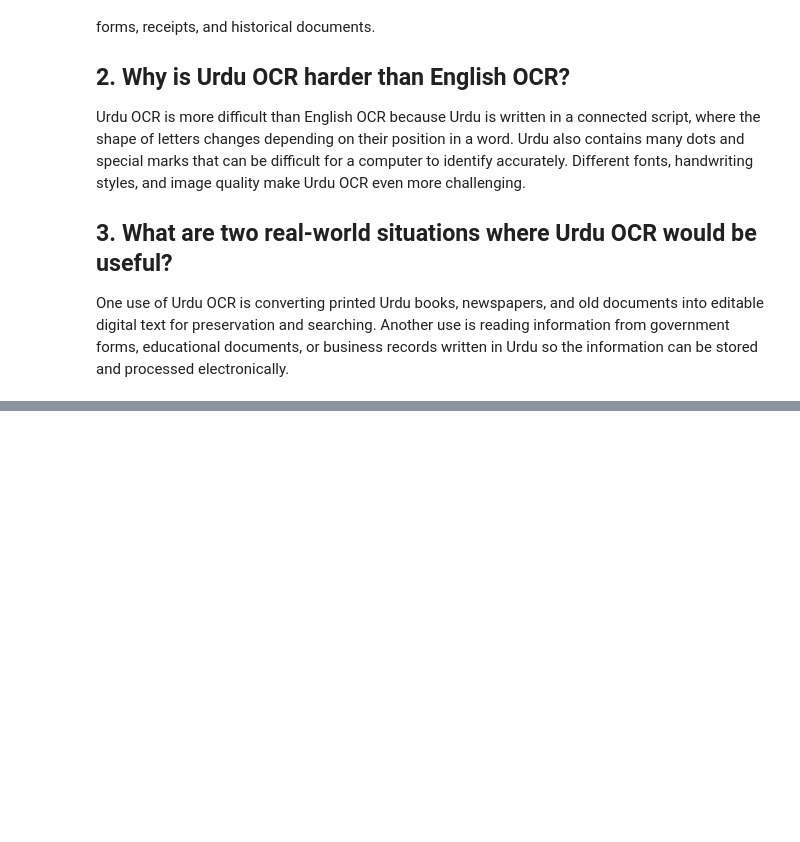
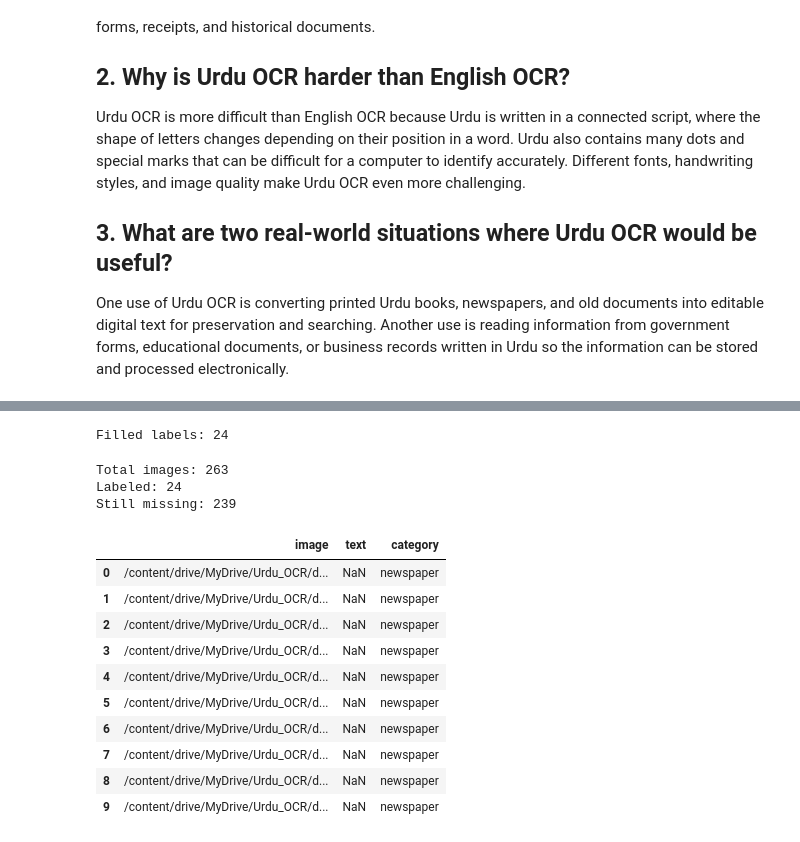
Before and after one commit to Zainab-Binte-Khalid/urdu-ocr-codesaviours-si26-zainab, a Jupyter notebook: SI26_Week1_Zainab.ipynb, the cells around one changed output, grey strips where cells are left out. Saved outputs shown, nothing was run; the diff lists cells and outputs as text; code cells hidden in the pictures; blank space fills up the shorter version.

```diff
--- a/SI26_Week1_Zainab.ipynb
+++ b/SI26_Week1_Zainab.ipynb
@@ -16,0 +474,62 @@ One use of Urdu OCR is converting printed Urdu books, newspapers, and old docume
+# %%
+import pandas as pd
+import os
+
+synthetic_labels_path = "data/synthetic/labels.txt"
+
+if os.path.exists(synthetic_labels_path):
+    synth_map = {}
+
+    with open(synthetic_labels_path, "r", encoding="utf-8") as f:
+        for line in f:
+            old_path, text = line.strip().split("\t")
+            fname = os.path.basename(old_path)
+            synth_map[fname] = text
+
+    csv_path = "/content/drive/MyDrive/Urdu_OCR/data/labels.csv"
+    df = pd.read_csv(csv_path)
+
+    for idx, row in df.iterrows():
+        if row["category"] == "synthetic":
+            fname = os.path.basename(row["image"])
+            if fname in synth_map:
+                df.at[idx, "text"] = synth_map[fname]
+
+    df.to_csv(csv_path, index=False)
+
+    filled = (df["text"].notna() & (df["text"] != "")).sum()
+    print(f"Filled labels: {filled}")
+
+else:
+    print("labels.txt not found!")
+# %% [output]
+Filled labels: 24
+# %%
+import pandas as pd
+
+csv_path = "/content/drive/MyDrive/Urdu_OCR/data/labels.csv"
+
+df = pd.read_csv(csv_path)
+
+filled = (df["text"].notna() & (df["text"] != "")).sum()
+
+print(f"Total images: {len(df)}")
+print(f"Labeled: {filled}")
+print(f"Still missing: {len(df) - filled}")
+
+df.head(10)
+# %% [output]
+Total images: 263
+Labeled: 24
+Still missing: 239
+|  | image | text | category |
+| 0 | /content/drive/MyDrive/Urdu_OCR/d... | NaN | newspaper |
+| 1 | /content/drive/MyDrive/Urdu_OCR/d... | NaN | newspaper |
+| 2 | /content/drive/MyDrive/Urdu_OCR/d... | NaN | newspaper |
+| 3 | /content/drive/MyDrive/Urdu_OCR/d... | NaN | newspaper |
+| 4 | /content/drive/MyDrive/Urdu_OCR/d... | NaN | newspaper |
+| 5 | /content/drive/MyDrive/Urdu_OCR/d... | NaN | newspaper |
+| 6 | /content/drive/MyDrive/Urdu_OCR/d... | NaN | newspaper |
+| 7 | /content/drive/MyDrive/Urdu_OCR/d... | NaN | newspaper |
+| 8 | /content/drive/MyDrive/Urdu_OCR/d... | NaN | newspaper |
+| 9 | /content/drive/MyDrive/Urdu_OCR/d... | NaN | newspaper |
```
Also changed, not shown: parts of 32 cells of this notebook.
